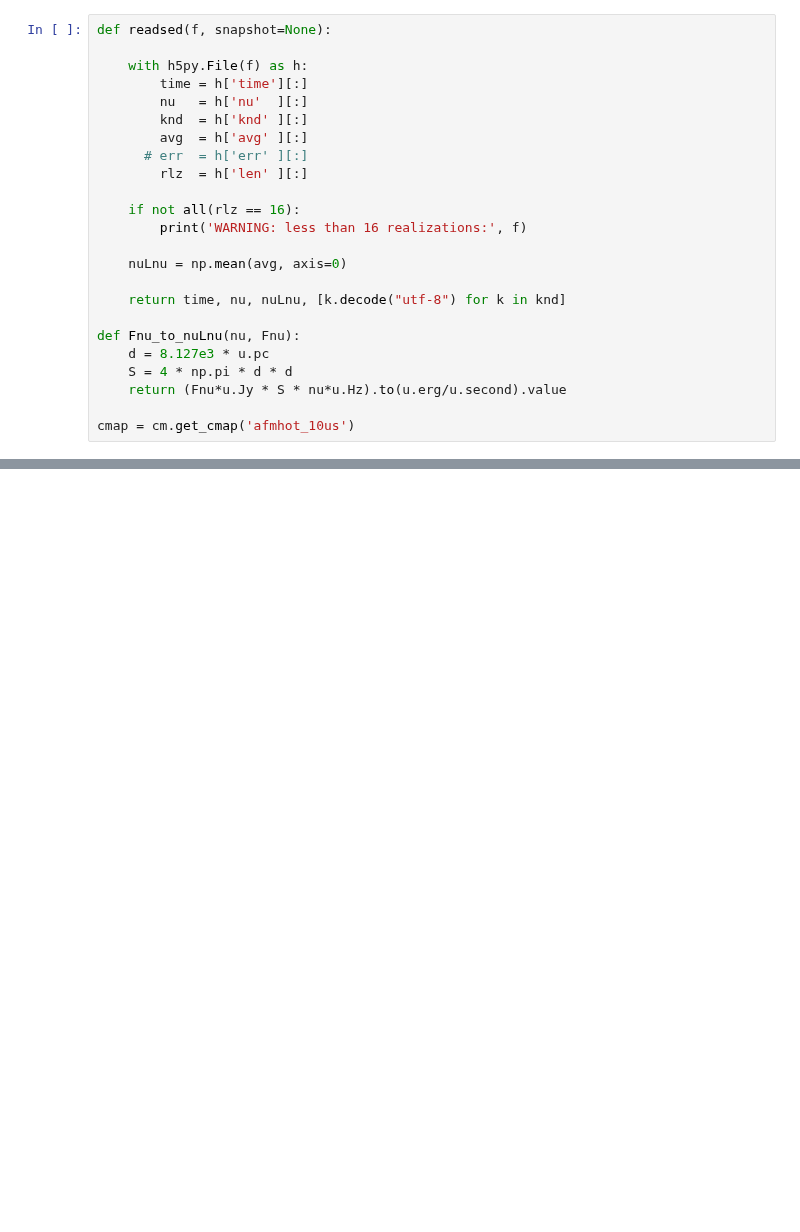
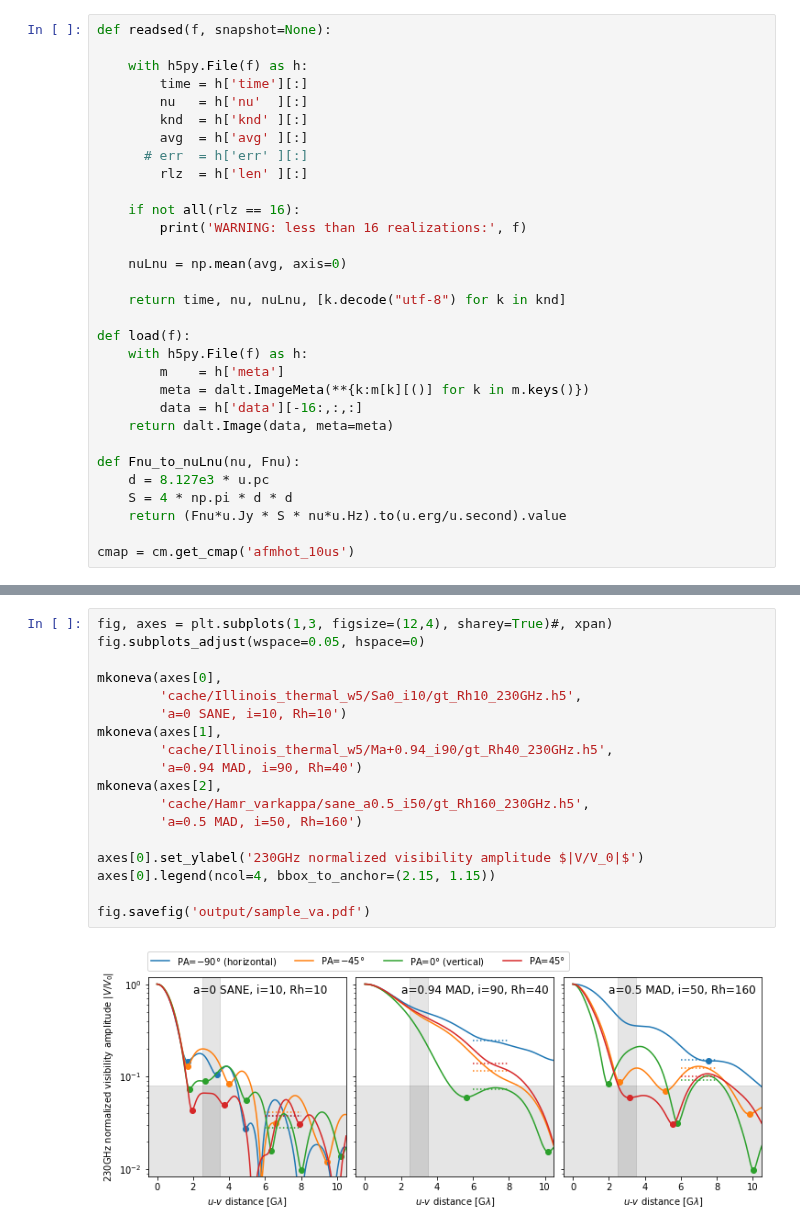
Before and after one commit to eventhorizontelescope/2017_sgra_paper5, a Jupyter notebook: output_sample.ipynb, the cells around one changed output, grey strips where cells are left out. Cells and saved outputs as stored; diff of their text form; blank space fills up the shorter version.

```diff
--- a/output_sample.ipynb
+++ b/output_sample.ipynb
@@ -35,6 +41,13 @@ def readsed(f, snapshot=None):
 
     return time, nu, nuLnu, [k.decode("utf-8") for k in knd]
 
+def load(f):
+    with h5py.File(f) as h:
+        m    = h['meta']
+        meta = dalt.ImageMeta(**{k:m[k][()] for k in m.keys()})
+        data = h['data'][-16:,:,:]
+    return dalt.Image(data, meta=meta)
+
 def Fnu_to_nuLnu(nu, Fnu):
     d = 8.127e3 * u.pc
     S = 4 * np.pi * d * d
@@ -178,0 +255,20 @@ WARNING: less than 16 realizations: cache/Hamr_varkappa/mad_a0.5_i30/sed_Rh160.h
+# %%
+fig, axes = plt.subplots(1,3, figsize=(12,4), sharey=True)#, xpan)
+fig.subplots_adjust(wspace=0.05, hspace=0)
+
+mkoneva(axes[0],
+        'cache/Illinois_thermal_w5/Sa0_i10/gt_Rh10_230GHz.h5',
+        'a=0 SANE, i=10, Rh=10')
+mkoneva(axes[1],
+        'cache/Illinois_thermal_w5/Ma+0.94_i90/gt_Rh40_230GHz.h5',
+        'a=0.94 MAD, i=90, Rh=40')
+mkoneva(axes[2],
+        'cache/Hamr_varkappa/sane_a0.5_i50/gt_Rh160_230GHz.h5',
+        'a=0.5 MAD, i=50, Rh=160')
+
+axes[0].set_ylabel('230GHz normalized visibility amplitude $|V/V_0|$')
+axes[0].legend(ncol=4, bbox_to_anchor=(2.15, 1.15))
+
+fig.savefig('output/sample_va.pdf')
+# %% [output]
+[figure, added]
```
Also changed, not shown: parts of 9 cells of this notebook.
